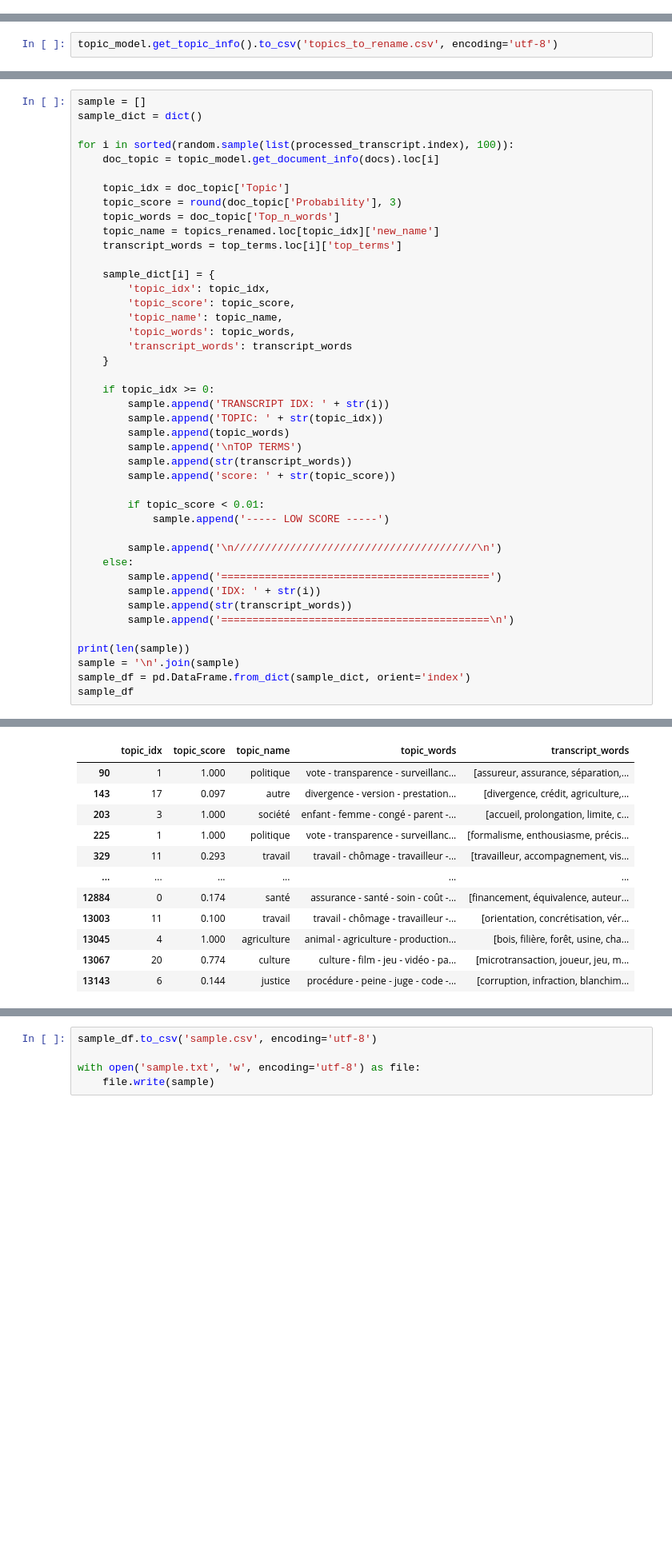
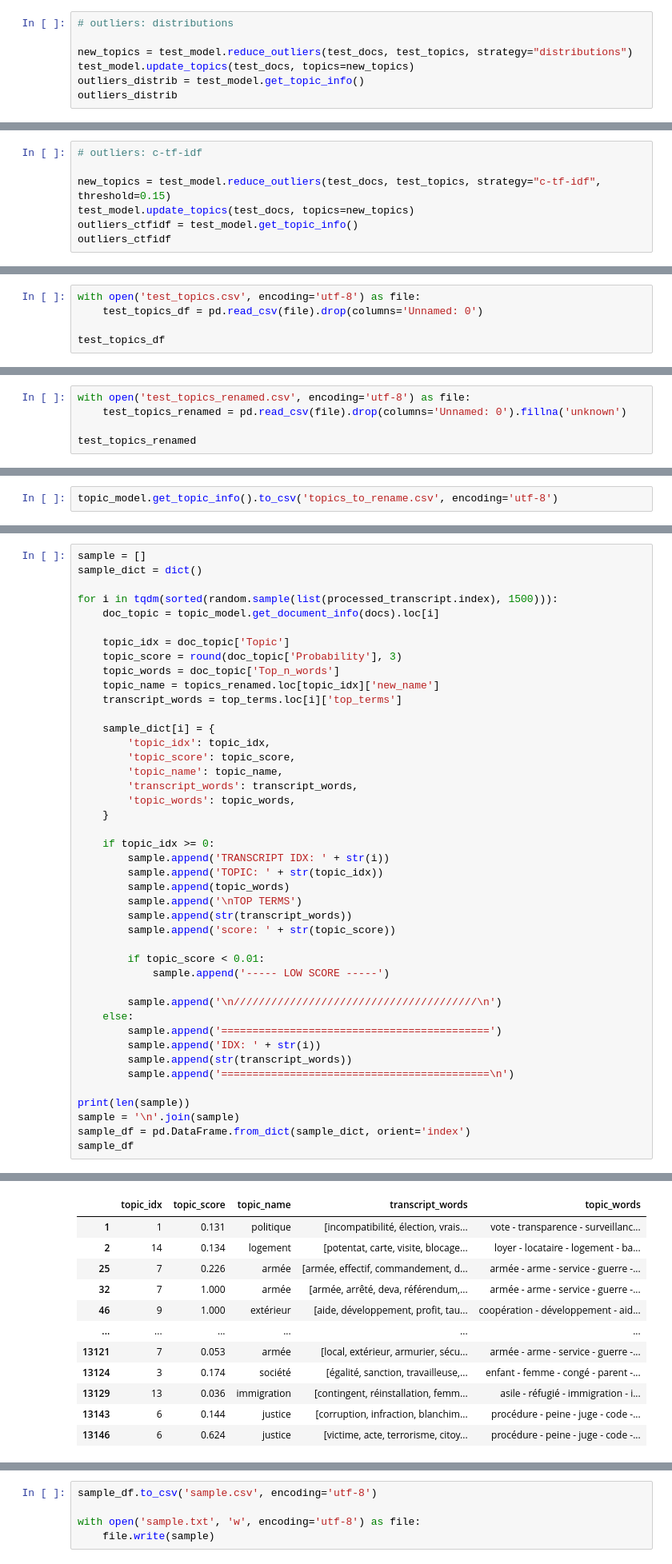
Before and after one commit to cgcrts/ef23_discours, a Jupyter notebook: topic_processing.ipynb, the cells around one changed output, grey strips where cells are left out. Shown at 80% size. Cells and saved outputs as stored; diff of their text form; blank space fills up the shorter version.

```diff
--- a/topic_processing.ipynb
+++ b/topic_processing.ipynb
@@ -898,0 +982,7 @@ Name: 2449, dtype: object
+# %%
+# outliers: distributions
+
+new_topics = test_model.reduce_outliers(test_docs, test_topics, strategy="distributions")
+test_model.update_topics(test_docs, topics=new_topics)
+outliers_distrib = test_model.get_topic_info()
+outliers_distrib
@@ -898,0 +1003,7 @@ Name: 2449, dtype: object
+# %%
+# outliers: c-tf-idf
+
+new_topics = test_model.reduce_outliers(test_docs, test_topics, strategy="c-tf-idf", threshold=0.15)
+test_model.update_topics(test_docs, topics=new_topics)
+outliers_ctfidf = test_model.get_topic_info()
+outliers_ctfidf
@@ -898,0 +1039,5 @@ Name: 2449, dtype: object
+# %%
+with open('test_topics.csv', encoding='utf-8') as file:
+    test_topics_df = pd.read_csv(file).drop(columns='Unnamed: 0')
+
+test_topics_df
@@ -898,0 +1102,5 @@ Name: 2449, dtype: object
+# %%
+with open('test_topics_renamed.csv', encoding='utf-8') as file:
+    test_topics_renamed = pd.read_csv(file).drop(columns='Unnamed: 0').fillna('unknown')
+
+test_topics_renamed
@@ -1133,7 +1437,7 @@ topics_name_dict
 sample = []
 sample_dict = dict()
 
-for i in sorted(random.sample(list(processed_transcript.index), 100)):
+for i in tqdm(sorted(random.sample(list(processed_transcript.index), 1500))):
     doc_topic = topic_model.get_document_info(docs).loc[i]
 
     topic_idx = doc_topic['Topic']
@@ -1146,8 +1450,8 @@ for i in sorted(random.sample(list(processed_transcript.index), 100)):
         'topic_idx': topic_idx,
         'topic_score': topic_score,
         'topic_name': topic_name,
+        'transcript_words': transcript_words,
         'topic_words': topic_words,
-        'transcript_words': transcript_words
     }
 
     if topic_idx >= 0:
@@ -1177,12 +1481,12 @@ sample_df
-|  | topic_idx | topic_score | topic_name | topic_words | transcript_words |
-| 90 | 1 | 1.000 | politique | vote - transparence - surveillanc... | [assureur, assurance, séparation,... |
-| 143 | 17 | 0.097 | autre | divergence - version - prestation... | [divergence, crédit, agriculture,... |
-| 203 | 3 | 1.000 | société | enfant - femme - congé - parent -... | [accueil, prolongation, limite, c... |
-| 225 | 1 | 1.000 | politique | vote - transparence - surveillanc... | [formalisme, enthousiasme, précis... |
-| 329 | 11 | 0.293 | travail | travail - chômage - travailleur -... | [travailleur, accompagnement, vis... |
+|  | topic_idx | topic_score | topic_name | transcript_words | topic_words |
+| 1 | 1 | 0.131 | politique | [incompatibilité, élection, vrais... | vote - transparence - surveillanc... |
+| 2 | 14 | 0.134 | logement | [potentat, carte, visite, blocage... | loyer - locataire - logement - ba... |
+| 25 | 7 | 0.226 | armée | [armée, effectif, commandement, d... | armée - arme - service - guerre -... |
+| 32 | 7 | 1.000 | armée | [armée, arrêté, deva, référendum,... | armée - arme - service - guerre -... |
+| 46 | 9 | 1.000 | extérieur | [aide, développement, profit, tau... | coopération - développement - aid... |
 | ... | ... | ... | ... | ... | ... |
-| 12884 | 0 | 0.174 | santé | assurance - santé - soin - coût -... | [financement, équivalence, auteur... |
-| 13003 | 11 | 0.100 | travail | travail - chômage - travailleur -... | [orientation, concrétisation, vér... |
-| 13045 | 4 | 1.000 | agriculture | animal - agriculture - production... | [bois, filière, forêt, usine, cha... |
-| 13067 | 20 | 0.774 | culture | culture - film - jeu - vidéo - pa... | [microtransaction, joueur, jeu, m... |
-| 13143 | 6 | 0.144 | justice | procédure - peine - juge - code -... | [corruption, infraction, blanchim... |
+| 13121 | 7 | 0.053 | armée | [local, extérieur, armurier, sécu... | armée - arme - service - guerre -... |
+| 13124 | 3 | 0.174 | société | [égalité, sanction, travailleuse,... | enfant - femme - congé - parent -... |
+| 13129 | 13 | 0.036 | immigration | [contingent, réinstallation, femm... | asile - réfugié - immigration - i... |
+| 13143 | 6 | 0.144 | justice | [corruption, infraction, blanchim... | procédure - peine - juge - code -... |
+| 13146 | 6 | 0.624 | justice | [victime, acte, terrorisme, citoy... | procédure - peine - juge - code -... |
```
Also changed, not shown: parts of 32 cells of this notebook, 1 other file.
